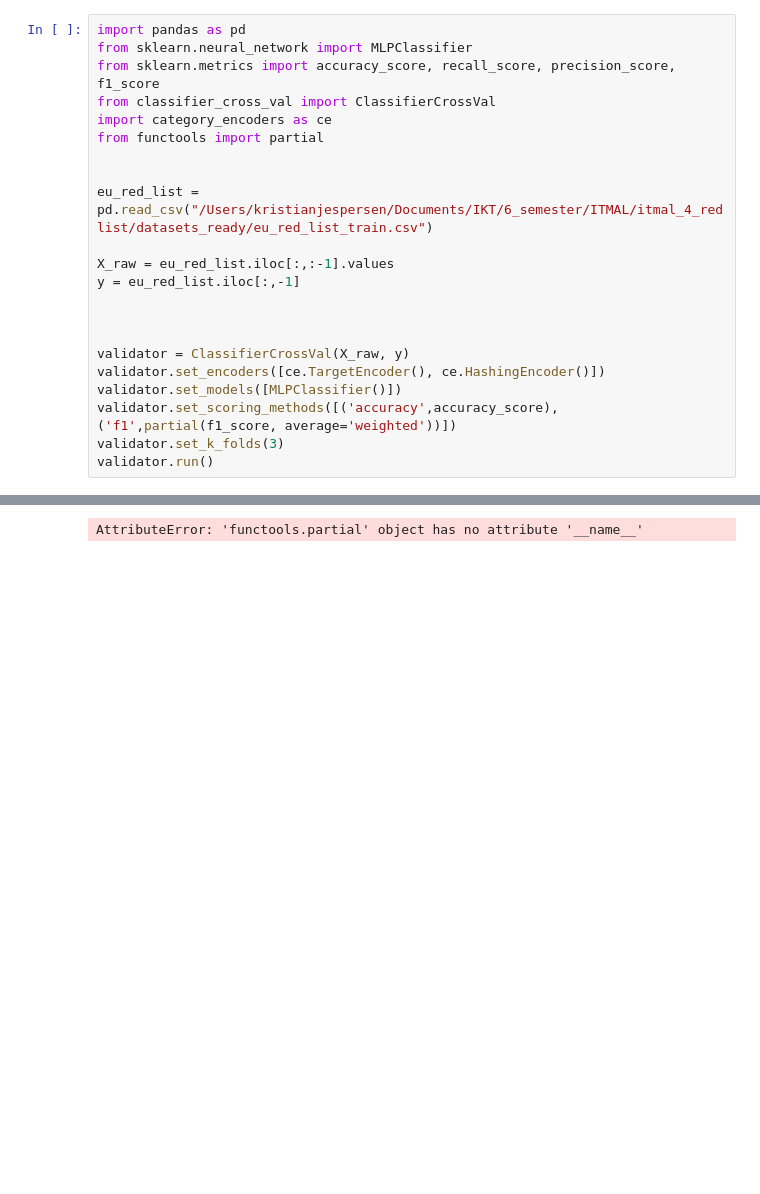
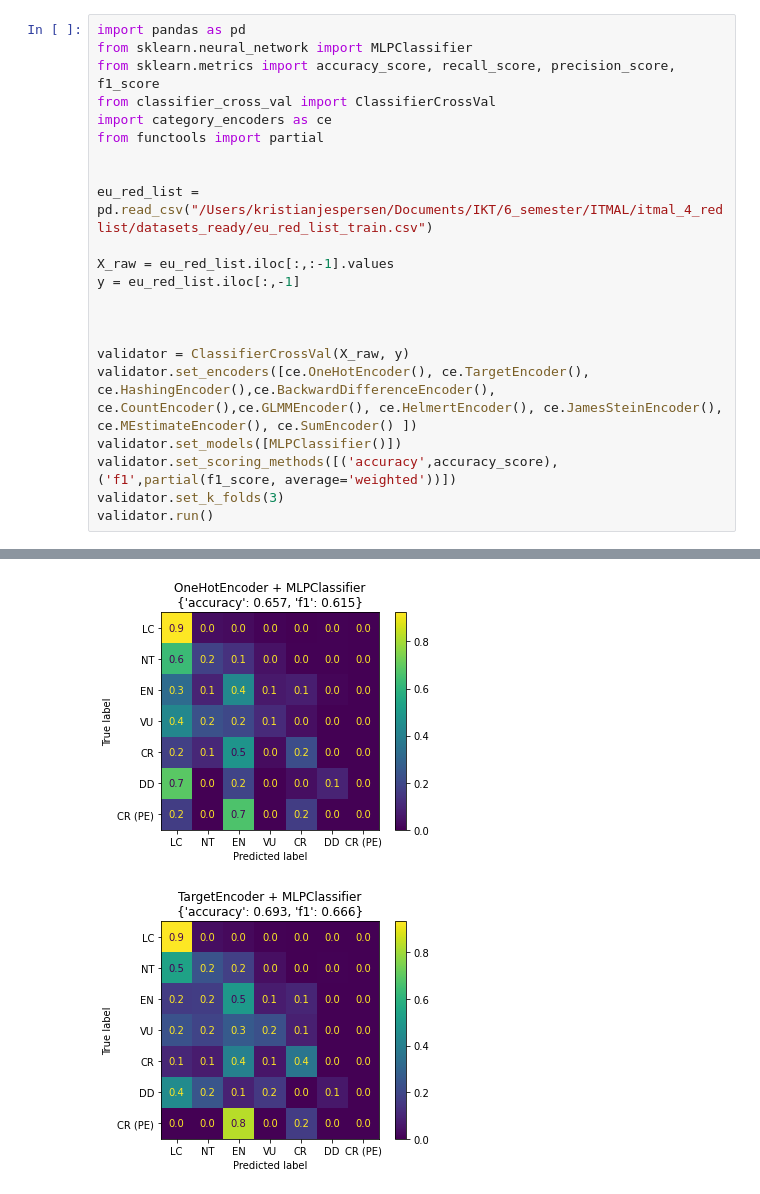
Before and after one commit to laukvalitet/itmal_4_redlist, a Jupyter notebook: l/multi_cross_val.ipynb, the cells around one changed output, grey strips where cells are left out. Saved outputs shown, nothing was run; the diff lists cells and outputs as text; blank space fills up the shorter version.

```diff
--- a/l/multi_cross_val.ipynb
+++ b/l/multi_cross_val.ipynb
@@ -15,7 +15,7 @@ y = eu_red_list.iloc[:,-1]
 
 
 validator = ClassifierCrossVal(X_raw, y)
-validator.set_encoders([ce.TargetEncoder(), ce.HashingEncoder()])
+validator.set_encoders([ce.OneHotEncoder(), ce.TargetEncoder(), ce.HashingEncoder(),ce.BackwardDifferenceEncoder(), ce.CountEncoder(),ce.GLMMEncoder(), ce.HelmertEncoder(), ce.JamesSteinEncoder(), ce.MEstimateEncoder(), ce.SumEncoder() ])
 validator.set_models([MLPClassifier()])
 validator.set_scoring_methods([('accuracy',accuracy_score), ('f1',partial(f1_score, average='weighted'))])
 validator.set_k_folds(3)
@@ -25 +44,2 @@ validator.run()
-AttributeError: 'functools.partial' object has no attribute '__name__'
+[figure, added]
+[figure, added]
```
Also changed, not shown: parts of 1 cell of this notebook.
